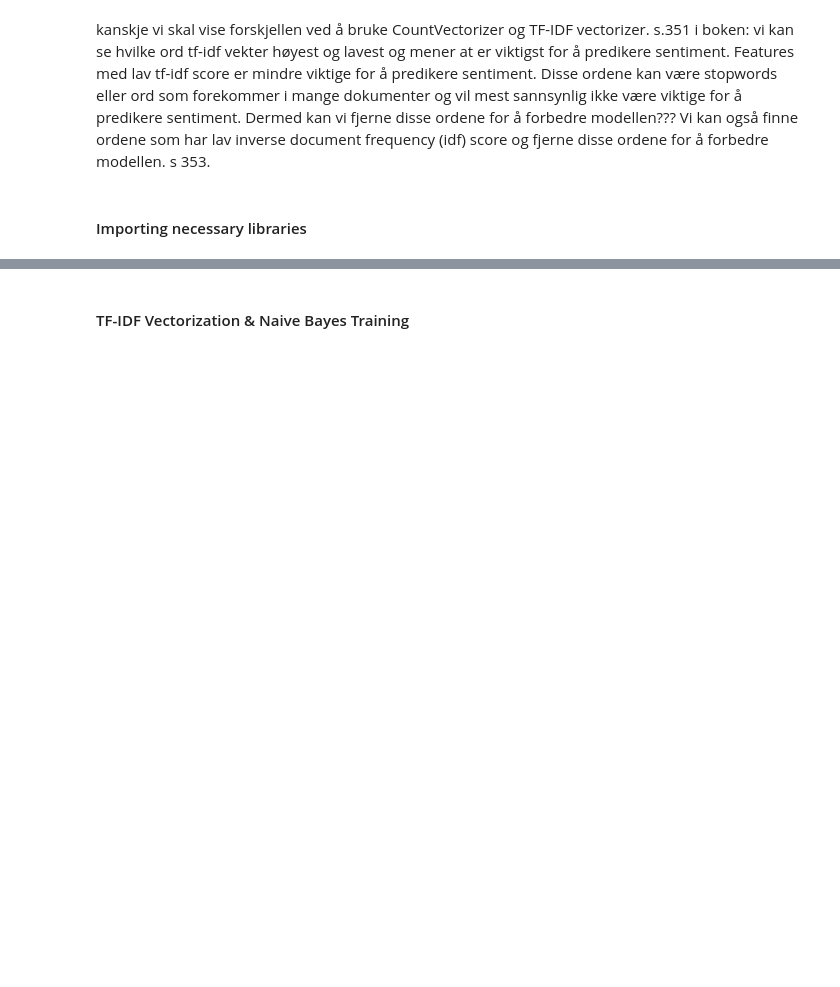
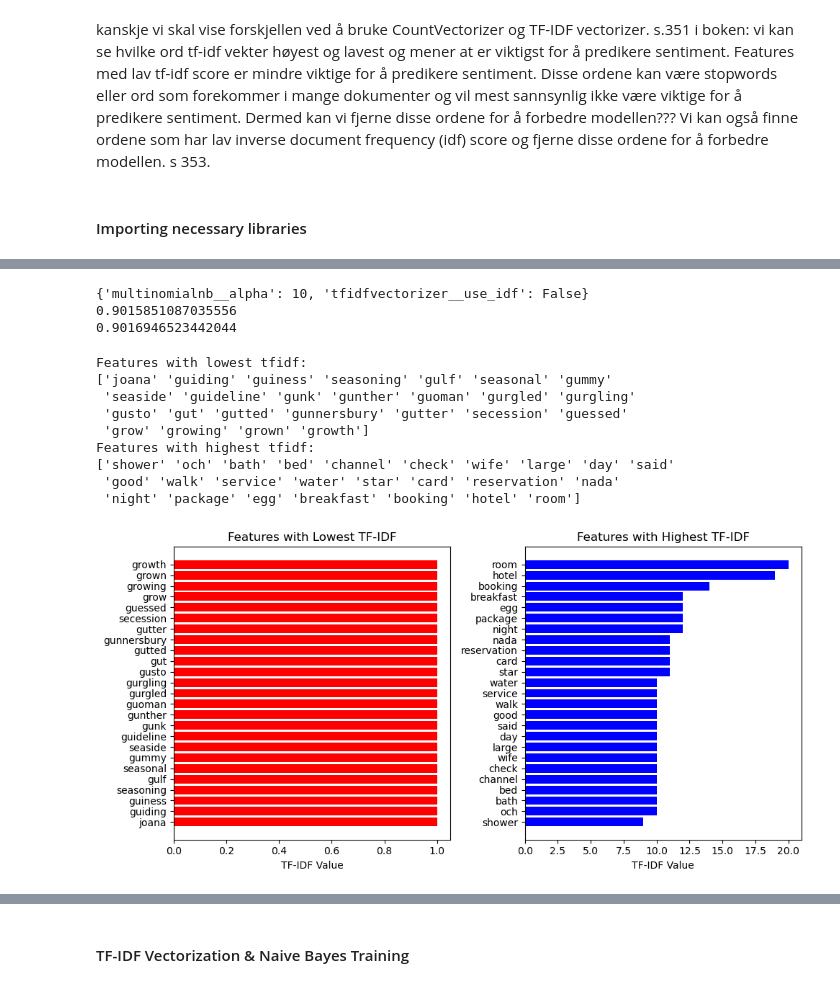
Before and after one commit to ranuru/machine-learning-exam, a Jupyter notebook: task1/notebook.ipynb, the cells around one changed output, grey strips where cells are left out. Saved outputs shown, nothing was run; the diff lists cells and outputs as text; code cells hidden in the pictures; blank space fills up the shorter version.

Commit message:
reorganized a bit more and added a pipeline to better streamline crossvalidation and added nice graphs

```diff
--- a/task1/notebook.ipynb
+++ b/task1/notebook.ipynb
@@ -267,0 +243,55 @@ from sklearn.model_selection import cross_val_score, GridSearchCV
+# %%
+pipe = make_pipeline(TfidfVectorizer(min_df = 5, max_df=0.8, norm=None, stop_words= 'english'), MultinomialNB())
+
+param_grid = {'tfidfvectorizer__use_idf': [True, False],
+              'multinomialnb__alpha': [0.1, 1, 5, 10]}
+
+grid = GridSearchCV(pipe, param_grid, cv=5)
+
+grid.fit(X_train, y_train)
+
+print(grid.best_params_)
+print(grid.best_score_)
+print(grid.score(X_test, y_test))
+# %% [output]
+{'multinomialnb__alpha': 10, 'tfidfvectorizer__use_idf': False}
+0.9015851087035556
+0.9016946523442044
+# %%
+from matplotlib import pyplot as plt
+
+
+vectorizer = grid.best_estimator_.named_steps['tfidfvectorizer']
+X_train_transformed = vectorizer.transform(X_train)
+max_value = X_train_transformed.max(axis=0).toarray().ravel()
+sorted_by_tfidf = max_value.argsort()
+feature_names = np.array(vectorizer.get_feature_names_out())
+print("Features with lowest tfidf:\n{}".format(feature_names[sorted_by_tfidf[:25]]))
+print("Features with highest tfidf: \n{}".format(feature_names[sorted_by_tfidf[-25:]]))
+plt.figure(figsize=(10, 5))
+
+# Plot features with lowest tfidf
+plt.subplot(1, 2, 1)
+plt.barh(feature_names[sorted_by_tfidf[:25]], max_value[sorted_by_tfidf[:25]], color='red')
+plt.xlabel('TF-IDF Value')
+plt.title('Features with Lowest TF-IDF')
+
+# Plot features with highest tfidf
+plt.subplot(1, 2, 2)
+plt.barh(feature_names[sorted_by_tfidf[-25:]], max_value[sorted_by_tfidf[-25:]], color='blue')
+plt.xlabel('TF-IDF Value')
+plt.title('Features with Highest TF-IDF')
+
+plt.tight_layout()
+plt.show()
+# %% [output]
+Features with lowest tfidf:
+['joana' 'guiding' 'guiness' 'seasoning' 'gulf' 'seasonal' 'gummy'
+ 'seaside' 'guideline' 'gunk' 'gunther' 'guoman' 'gurgled' 'gurgling'
+ 'gusto' 'gut' 'gutted' 'gunnersbury' 'gutter' 'secession' 'guessed'
+ 'grow' 'growing' 'grown' 'growth']
+Features with highest tfidf:
+['shower' 'och' 'bath' 'bed' 'channel' 'check' 'wife' 'large' 'day' 'said'
+ 'good' 'walk' 'service' 'water' 'star' 'card' 'reservation' 'nada'
+ 'night' 'package' 'egg' 'breakfast' 'booking' 'hotel' 'room']
+[figure, added]
```
Also changed, not shown: parts of 10 cells of this notebook.
